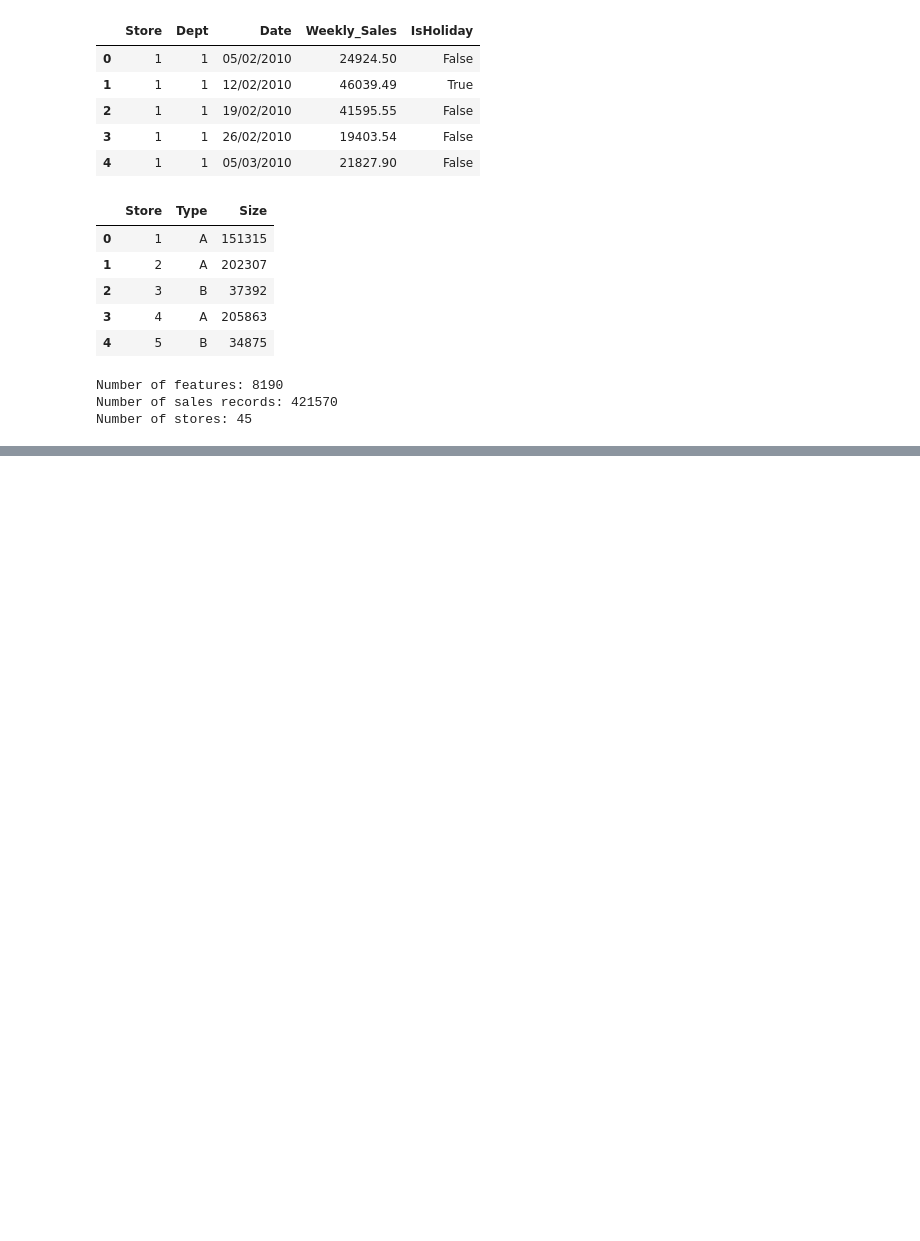
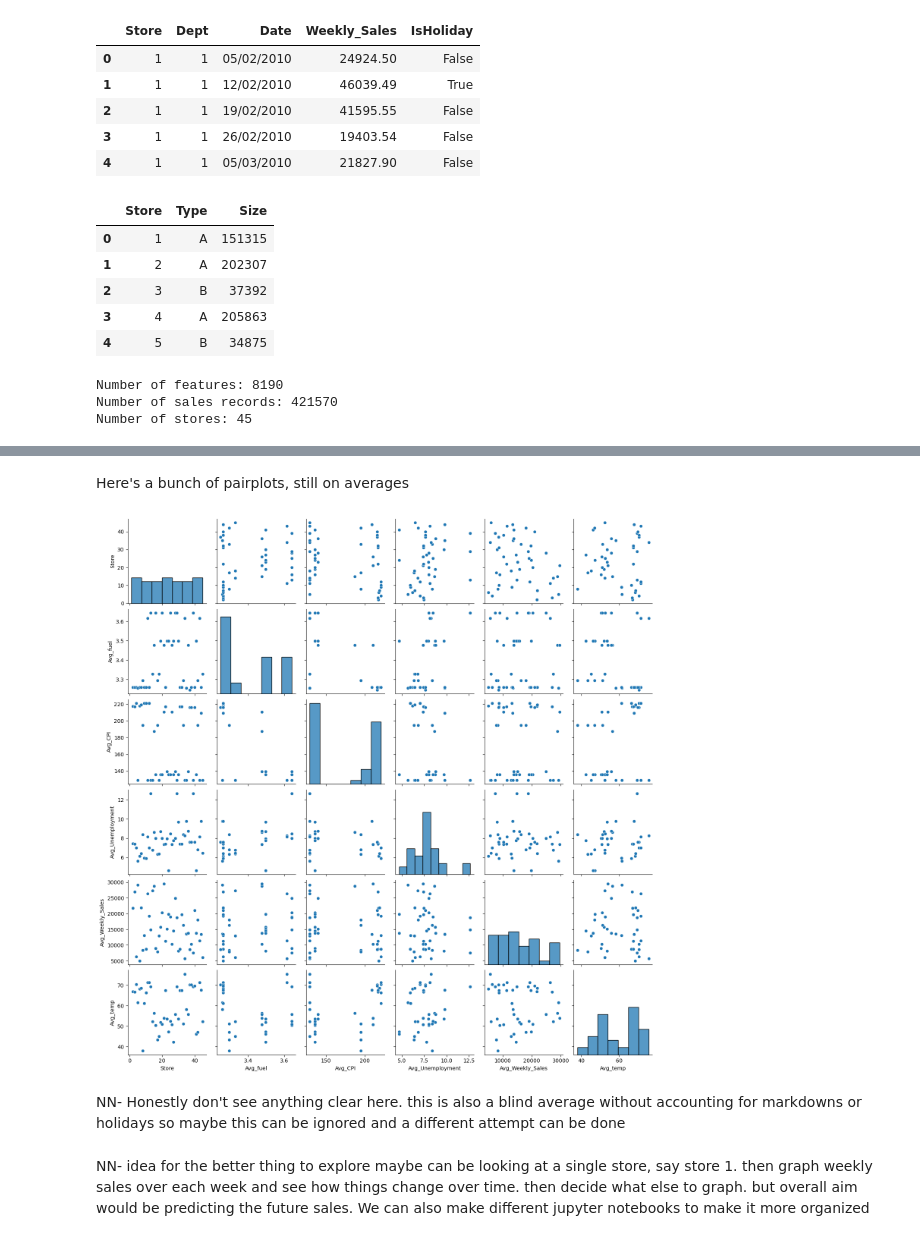
Before and after one commit to nikhilnagabandi/RetailData, a Jupyter notebook: RetailMain.ipynb, the cells around one changed output, grey strips where cells are left out. Drawn from its saved outputs; the diff is of its cells as text; code cells hidden in the pictures; blank space fills up the shorter version.

```diff
--- a/RetailMain.ipynb
+++ b/RetailMain.ipynb
@@ -78,0 +111,11 @@ Number of stores: 45
+# %% [markdown]
+Here's a bunch of pairplots, still on averages
+# %%
+sns.pairplot(data = df_stores, vars=['Store', 'Avg_fuel', 'Avg_CPI', 'Avg_Unemployment', 'Avg_Weekly_Sales', 'Avg_temp'])
+plt.show()
+# %% [output]
+[figure, added]
+# %% [markdown]
+NN- Honestly don't see anything clear here. this is also a blind average without accounting for markdowns or holidays so maybe this can be ignored and a different attempt can be done
+# %% [markdown]
+NN- idea for the better thing to explore maybe can be looking at a single store, say store 1. then graph weekly sales over each week and see how things change over time. then decide what else to graph. but overall aim would be predicting the future sales. We can also make different jupyter notebooks to make it more organized
```
Also changed, not shown: parts of 4 cells of this notebook.
